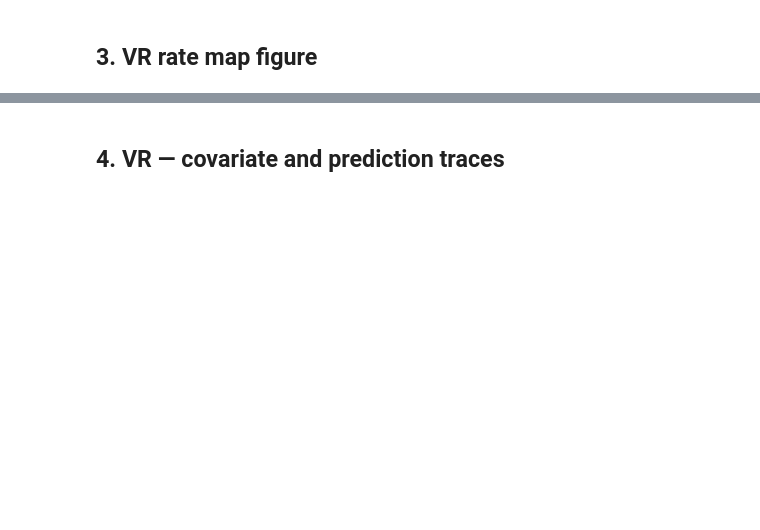
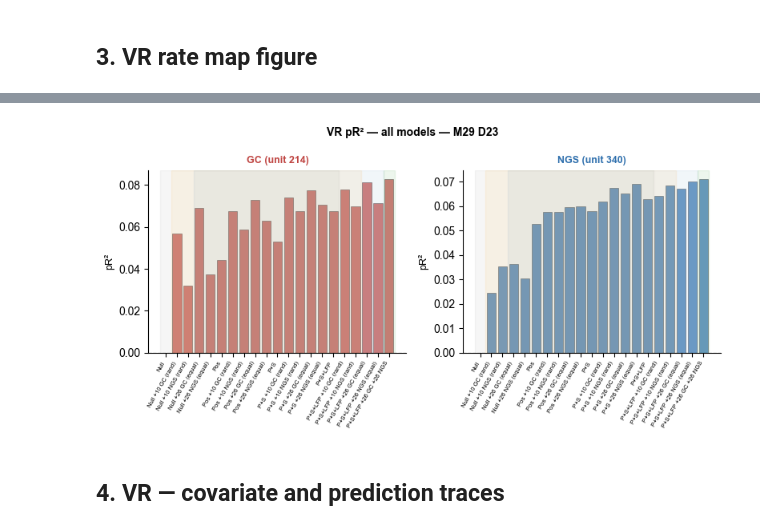
Before and after one commit to HDClark94/spatial-manifolds, a Jupyter notebook: scripts/figures/figure_4_xgboost/Figure4_v5_rate_map_covariate_predictions_M29D23.ipynb, the cells around one changed output, grey strips where cells are left out. Drawn from its saved outputs; the diff is of its cells as text; code cells hidden in the pictures; blank space fills up the shorter version.

```diff
--- a/scripts/figures/figure_4_xgboost/Figure4_v5_rate_map_covariate_predictions_M29D23.ipynb
+++ b/scripts/figures/figure_4_xgboost/Figure4_v5_rate_map_covariate_predictions_M29D23.ipynb
@@ -321,39 +352,45 @@ plt.show(); print(f'Saved → {savepath_vr}')
 # %%
 # ── pR² summary: all models for both targets ──────────────────────────────────
 all_model_keys = list(next(iter(models_vr.values())).keys())
 fig_pr2, axes_pr2 = plt.subplots(1, len(TARGET_CELLS),
                                    figsize=(max(len(all_model_keys)*0.35, 8), 4),
                                    sharey=False)
 if len(TARGET_CELLS) == 1: axes_pr2 = [axes_pr2]
 
+def _key_to_group(k):
+    if k in ('null', 'pos', 'pos+spd', 'pos+spd+lfp'): return 'baseline'
+    if 'equal_both' in k: return 'final'
+    if 'rand'  in k: return 'random'
+    if 'equal' in k: return 'equal'
+    return 'baseline'
+
 for ax, tid in zip(axes_pr2, TARGET_CELLS):
     color  = TARGET_COLOR[tid]
     keys   = all_model_keys
     pr2s   = [models_vr[tid][k]['pR2'] for k in keys]
     descs  = [models_vr[tid][k]['desc'] for k in keys]
     x      = np.arange(len(keys))
-    bars   = ax.bar(x, pr2s, color=color, alpha=0.7, edgecolor='#555555', linewidth=0.5)
+    ax.bar(x, pr2s, color=color, alpha=0.7, edgecolor='#555555', linewidth=0.5)
     ax.axhline(0, color='k', lw=0.8, ls='--')
     ax.set_xticks(x)
     ax.set_xticklabels(descs, rotation=60, ha='right', fontsize=5.5)
     ax.set_ylabel('pR²', fontsize=9)
     ax.set_title(TARGET_LABEL[tid], fontsize=9, color=color, fontweight='bold')
     ax.spines[['top','right']].set_visible(False)
-    # Group shading
-    grp_labels = [v[2] for v in make_vr_models(tid, T_vr, pos_vr, spd_vr, np.zeros(T_vr))]
-    grp_labels.append('final')  # psl+equal_both
-    grp_x = {}  # track x positions per group
+
+    grp_x = {}
     for xi, k in enumerate(keys):
-        grp = next((v[2] for v in make_vr_models(tid, T_vr, pos_vr, spd_vr, np.zeros(T_vr)) if v[0]==k), 'final')
-        grp_x.setdefault(grp, []).append(xi)
+        grp_x.setdefault(_key_to_group(k), []).append(xi)
     for grp, xs in grp_x.items():
         ax.axvspan(min(xs)-0.5, max(xs)+0.5, alpha=0.07,
                    color={'baseline':'grey','random':'orange','equal':'steelblue','final':'green'}.get(grp,'grey'))
 
 fig_pr2.suptitle(f'VR pR² — all models — M{mouse} D{day}', fontsize=10, fontweight='bold')
 plt.tight_layout()
 plt.savefig(savepath_vr.replace('.pdf','_pr2_summary.pdf'), bbox_inches='tight', dpi=150)
 plt.show()
+# %% [output]
+[figure, added]
 # %% [markdown]
 ## 4. VR — covariate and prediction traces
 # %%
```
Also changed, not shown: parts of 13 cells of this notebook, 26 other files.
